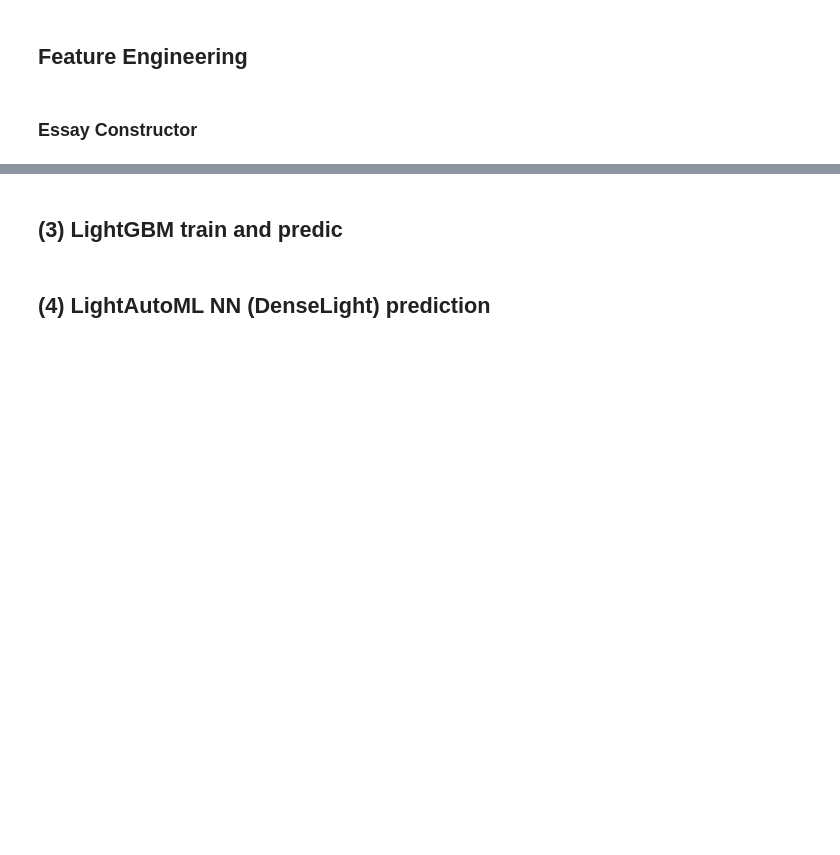
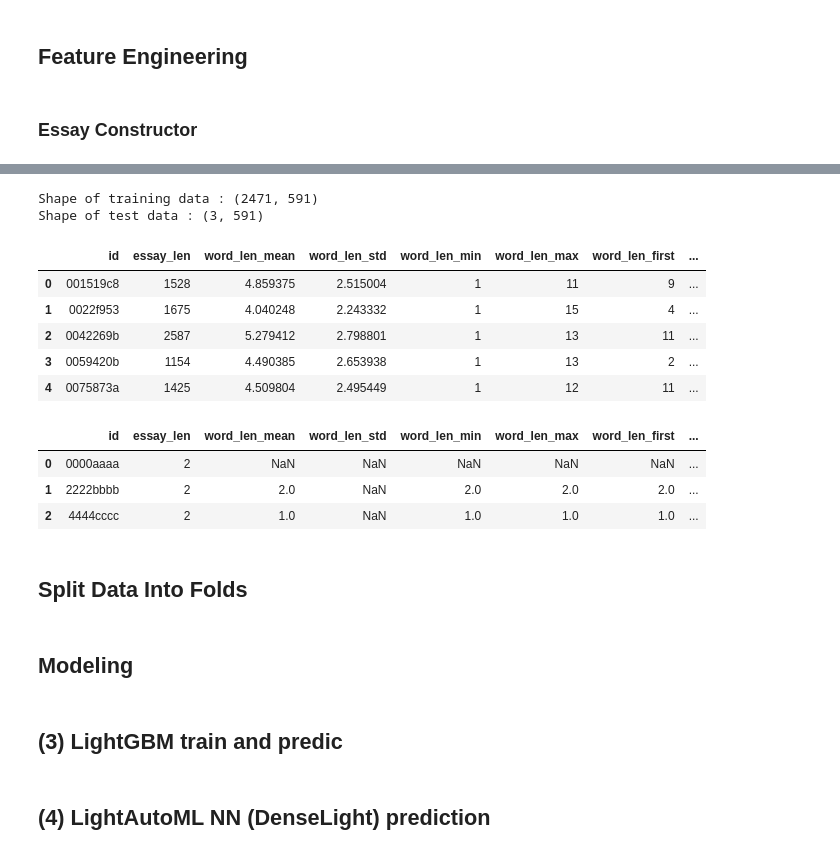
Before and after one commit to dgkmtu/kaggle-linking-writing-processes, a Jupyter notebook: code/nb09_writing_quality.ipynb, the cells around one changed output, grey strips where cells are left out. Cells and saved outputs as stored; diff of their text form; code cells hidden in the pictures; blank space fills up the shorter version.

```diff
--- a/code/nb09_writing_quality.ipynb
+++ b/code/nb09_writing_quality.ipynb
@@ -578,7 +248,0 @@ class Preprocessor:
-# %%
-preprocessor = Preprocessor(seed=42)
-train_feats = preprocessor.make_feats(train_logs)
-test_feats = preprocessor.make_feats(test_logs)
-nan_cols = train_feats.columns[train_feats.isna().any()].tolist()
-train_feats = train_feats.drop(columns=nan_cols)
-test_feats = test_feats.drop(columns=nan_cols)
@@ -641,7 +248,0 @@ train_feats = train_feats.merge(train_scores, on='id', how='left')
-# %%
-# Adding the additional features to the original feature set
-
-train_feats = train_feats.merge(train_sent_agg_df, on='id', how='left')
-train_feats = train_feats.merge(train_paragraph_agg_df, on='id', how='left')
-test_feats = test_feats.merge(test_sent_agg_df, on='id', how='left')
-test_feats = test_feats.merge(test_paragraph_agg_df, on='id', how='left')
@@ -651,0 +700,23 @@ train_cols = [col for col in train_feats.columns if col not in target_col + drop
+# %%
+if CONFIG.use_pre_fe_data:
+    print("-"*25)
+    print("Loading pre-engineered features for training data")
+    print("-"*25)
+    train_feats = pd.read_csv(CONFIG.pre_fe_data_filepath)
+else:
+    preprocessor_train = Preprocessor(seed=CONFIG.seed)
+    print("-"*25)
+    print("Engineering features for training data")
+    print("-"*25)
+    train_feats = preprocessor_train.make_feats(train_logs, save_essays_path = 'train_essays.csv')
+    del preprocessor_train
+    gc.collect()
+
+print()
+print("-"*25)
+print("Engineering features for test data")
+print("-"*25)
+preprocessor_test = Preprocessor(seed=CONFIG.seed)
+test_feats = preprocessor_test.make_feats(test_logs, save_essays_path='test_essays.csv')
+del preprocessor_test
+gc.collect()
@@ -651,0 +764,6 @@ train_cols = [col for col in train_feats.columns if col not in target_col + drop
+# %%
+print(f"Shape of training data : {train_feats.shape}" )
+print(f"Shape of test data : {test_feats.shape}" )
+# %% [output]
+Shape of training data : (2471, 591)
+Shape of test data : (3, 591)
@@ -651,0 +772,16 @@ train_cols = [col for col in train_feats.columns if col not in target_col + drop
+# %%
+train_feats.head()
+# %% [output]
+|  | id | essay_len | word_len_mean | word_len_std | word_len_min | word_len_max | word_len_first | ... |
+| 0 | 001519c8 | 1528 | 4.859375 | 2.515004 | 1 | 11 | 9 | ... |
+| 1 | 0022f953 | 1675 | 4.040248 | 2.243332 | 1 | 15 | 4 | ... |
+| 2 | 0042269b | 2587 | 5.279412 | 2.798801 | 1 | 13 | 11 | ... |
+| 3 | 0059420b | 1154 | 4.490385 | 2.653938 | 1 | 13 | 2 | ... |
+| 4 | 0075873a | 1425 | 4.509804 | 2.495449 | 1 | 12 | 11 | ... |
+# %%
+test_feats.head()
+# %% [output]
+|  | id | essay_len | word_len_mean | word_len_std | word_len_min | word_len_max | word_len_first | ... |
+| 0 | 0000aaaa | 2 | NaN | NaN | NaN | NaN | NaN | ... |
+| 1 | 2222bbbb | 2 | 2.0 | NaN | 2.0 | 2.0 | 2.0 | ... |
+| 2 | 4444cccc | 2 | 1.0 | NaN | 1.0 | 1.0 | 1.0 | ... |
@@ -651,0 +790,2 @@ train_cols = [col for col in train_feats.columns if col not in target_col + drop
+# %% [markdown]
+## Split Data Into Folds
@@ -651,0 +797,2 @@ train_cols = [col for col in train_feats.columns if col not in target_col + drop
+# %% [markdown]
+## Modeling
```
Also changed, not shown: parts of 22 cells of this notebook, 2 other files.
